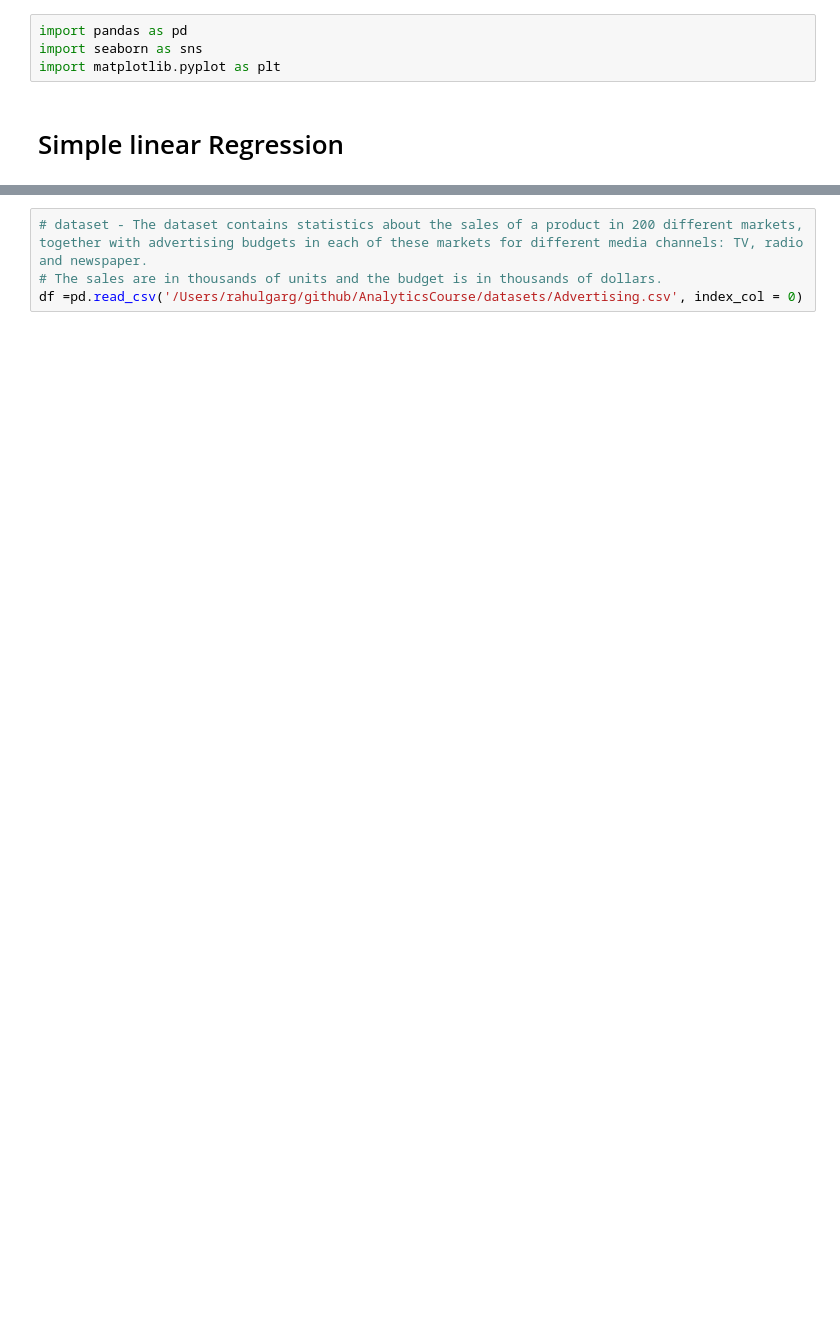
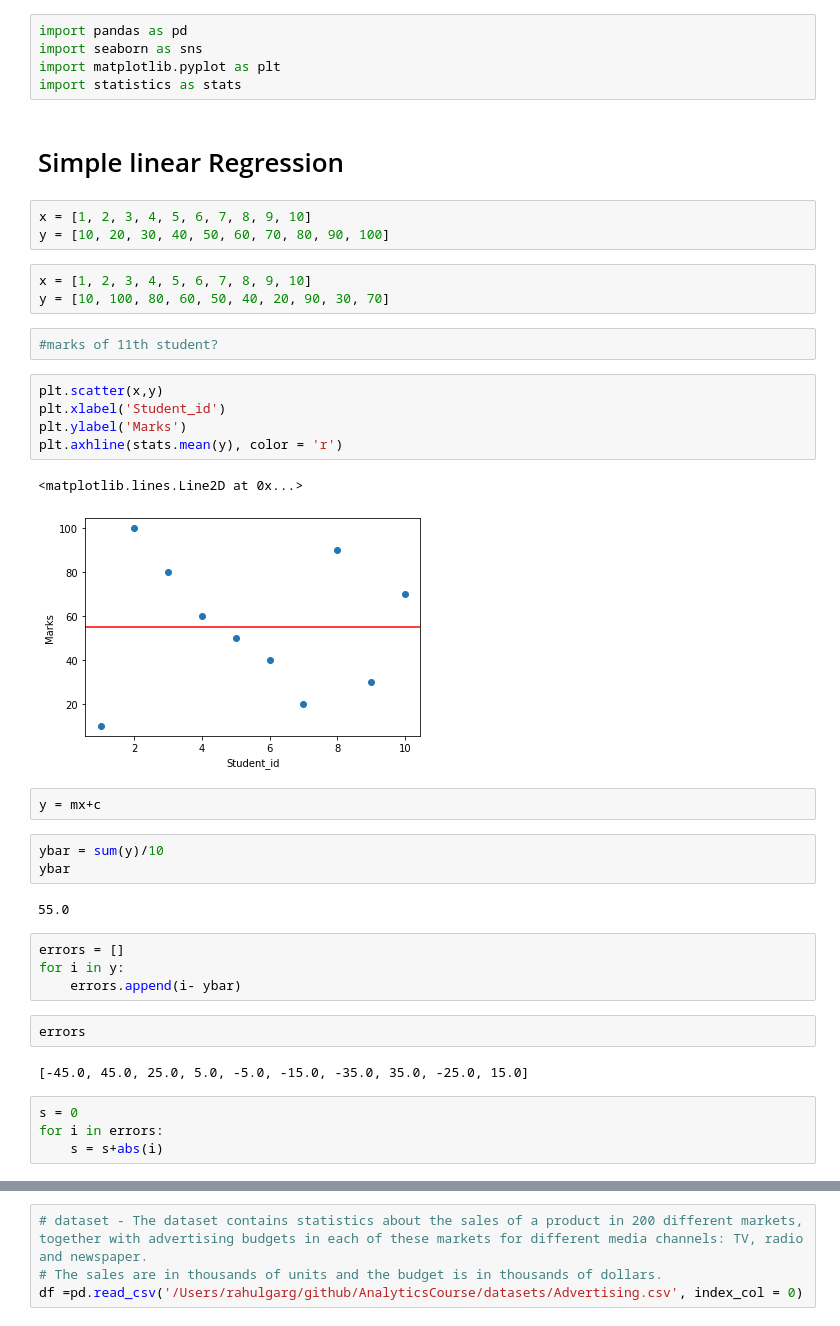
Before and after one commit to rahulg-infiswift/AnalyticsCourse, a Jupyter notebook: codes/simple_linear_regression.ipynb, the cells around one changed output, grey strips where cells are left out. Drawn from its saved outputs; the diff is of its cells as text; blank space fills up the shorter version.

```diff
--- a/codes/simple_linear_regression.ipynb
+++ b/codes/simple_linear_regression.ipynb
@@ -2,5 +2,41 @@
 import pandas as pd
 import seaborn as sns
 import matplotlib.pyplot as plt
+import statistics as stats
 # %% [markdown]
 # Simple linear Regression
+# %%
+x = [1, 2, 3, 4, 5, 6, 7, 8, 9, 10]
+y = [10, 20, 30, 40, 50, 60, 70, 80, 90, 100]
+# %%
+x = [1, 2, 3, 4, 5, 6, 7, 8, 9, 10]
+y = [10, 100, 80, 60, 50, 40, 20, 90, 30, 70]
+# %%
+#marks of 11th student?
+# %%
+plt.scatter(x,y)
+plt.xlabel('Student_id')
+plt.ylabel('Marks')
+plt.axhline(stats.mean(y), color = 'r')
+# %% [output]
+<matplotlib.lines.Line2D at 0x...>
+[figure, added]
+# %%
+y = mx+c
+# %%
+ybar = sum(y)/10
+ybar
+# %% [output]
+55.0
+# %%
+errors = []
+for i in y:
+    errors.append(i- ybar)
+# %%
+errors
+# %% [output]
+[-45.0, 45.0, 25.0, 5.0, -5.0, -15.0, -35.0, 35.0, -25.0, 15.0]
+# %%
+s = 0
+for i in errors:
+    s = s+abs(i)
```
Also changed, not shown: parts of 85 cells of this notebook, 8 other files.
